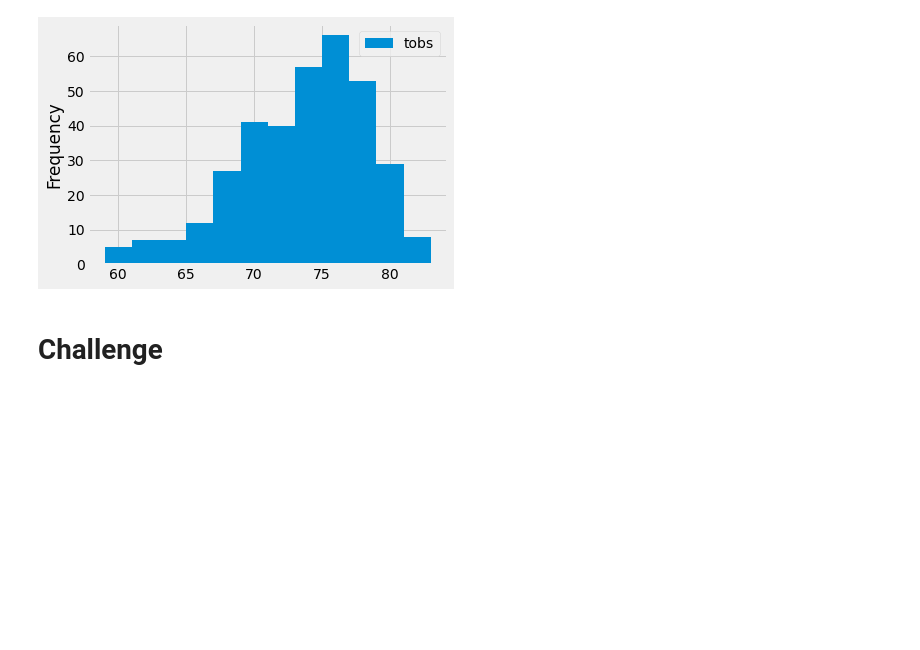
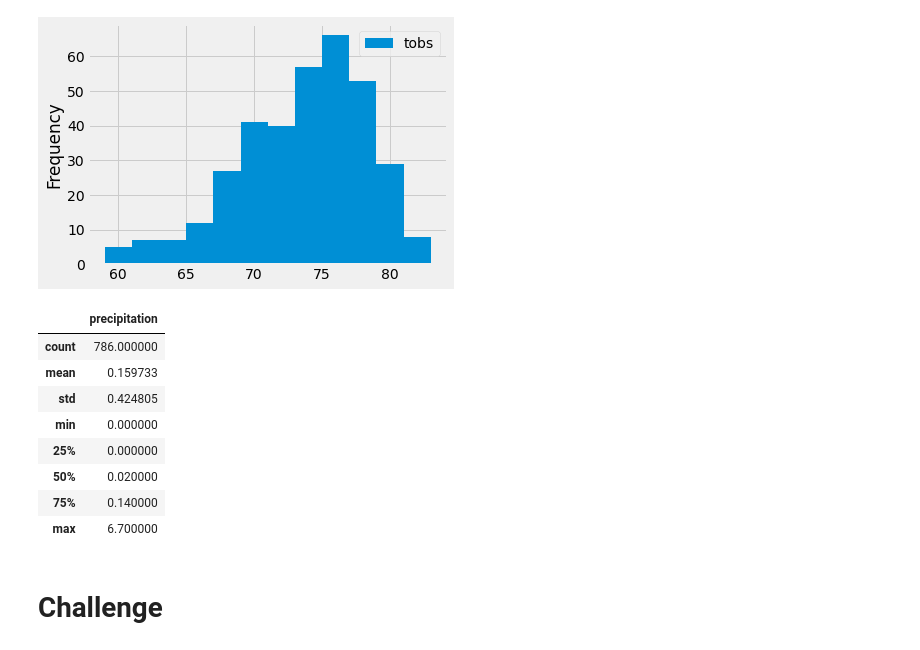
Before and after one commit to PGComai/surfs_up, a Jupyter notebook: climate_analysis.ipynb, the cells around one changed output. Drawn from its saved outputs; the diff is of its cells as text; code cells hidden in the pictures; blank space fills up the shorter version.

```diff
--- a/climate_analysis.ipynb
+++ b/climate_analysis.ipynb
@@ -115,2 +112,34 @@ plt.tight_layout()
+# %%
+# Write a function called `calc_temps` that will accept start date and end date in the format '%Y-%m-%d'
+# and return the minimum, average, and maximum temperatures for that range of dates
+def temp_stats(start, end):
+    startdate = dt.datetime.strptime(start, '%Y-%m-%d').date()
+    enddate = dt.datetime.strptime(end, '%Y-%m-%d').date()
+    # Perform a query to retrieve the data and precipitation scores
+    results = []
+    results = session.query(Measurement.date, Measurement.prcp).filter(Measurement.date >= startdate,
+        Measurement.date <= enddate).all()
+    #print(results)
+    # Save the query results as a Pandas DataFrame and set the index to the date column
+    df = pd.DataFrame(results, columns=['date','precipitation'])
+    # Sort the dataframe by date
+    df.set_index(df['date'], inplace=True)
+    df = df.sort_index()
+    return df
+
+df = temp_stats('2016-09-07', '2017-01-21')
+df.describe()
+
+# not really working right :(
+# %% [output]
+|  | precipitation |
+| count | 786.000000 |
+| mean | 0.159733 |
+| std | 0.424805 |
+| min | 0.000000 |
+| 25% | 0.000000 |
+| 50% | 0.020000 |
+| 75% | 0.140000 |
+| max | 6.700000 |
 # %% [markdown]
 # Challenge
```
Also changed, not shown: parts of 1 cell of this notebook, 1 other file.
